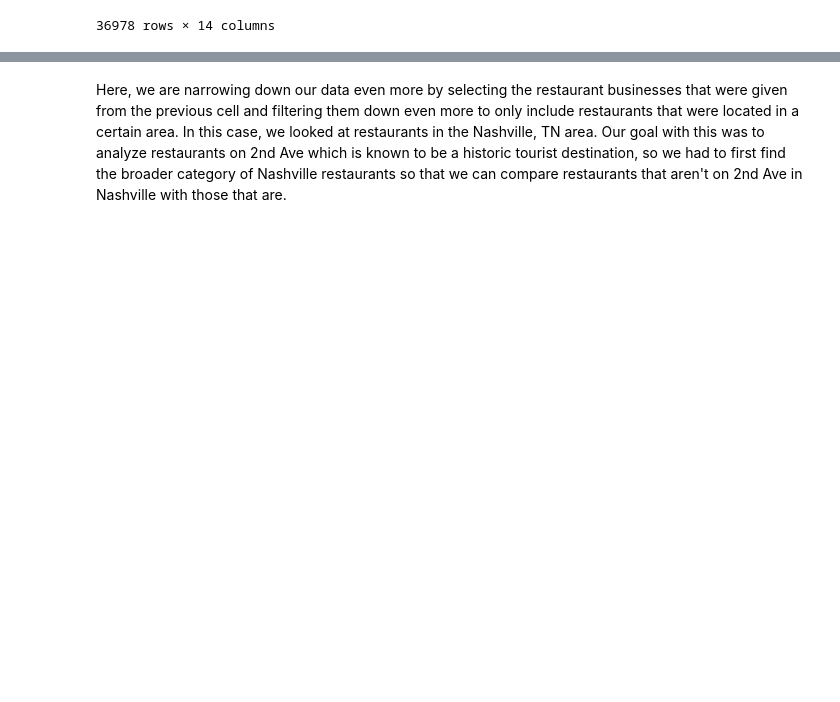
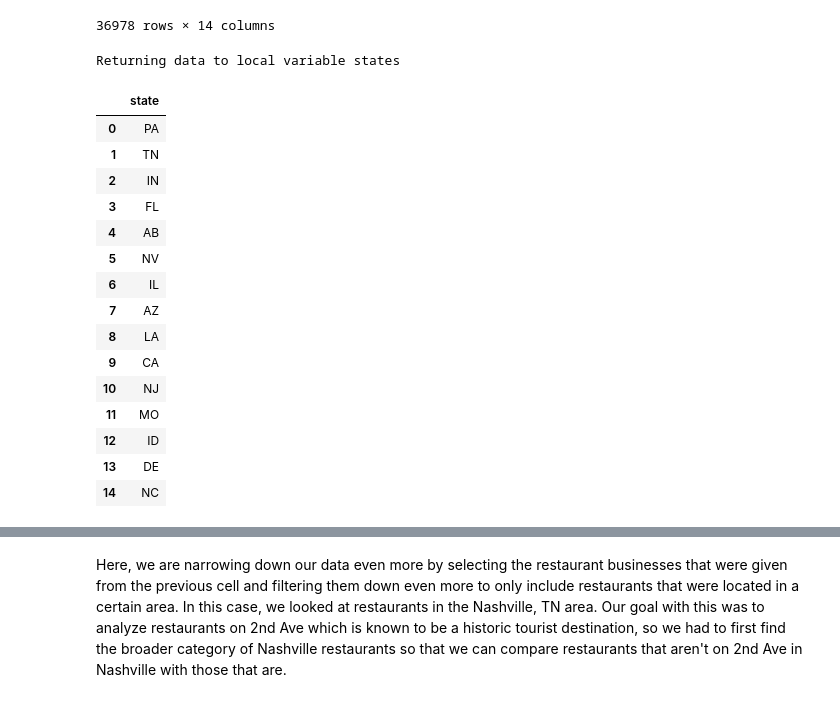
Before and after one commit to rohuihu/info-2950, a Jupyter notebook: yelp_dataset.ipynb, the cells around one changed output, grey strips where cells are left out. Cells and saved outputs as stored; diff of their text form; code cells hidden in the pictures; blank space fills up the shorter version.

```diff
--- a/yelp_dataset.ipynb
+++ b/yelp_dataset.ipynb
@@ -122,3 +126,24 @@ data
 | 125218 | 5OucQMJtsGGh8PLnjedHUQ | Filiberto's | 635 E Wetmore Rd | Tucson | AZ | 85705 | 32.287027 | -110.962446 | 3.5 | ... |
 | 125219 | BDiY_LD44UO3vplJ6L9fhw | Parkside Beef & Ale | 1433 Arch St | Philadelphia | PA | 19102 | 39.954818 | -75.164580 | 3.0 | ... |
 36978 rows × 14 columns
+# %%
+%sql states << SELECT state FROM data GROUP BY state
+states
+# %% [output]
+Returning data to local variable states
+|  | state |
+| 0 | PA |
+| 1 | TN |
+| 2 | IN |
+| 3 | FL |
+| 4 | AB |
+| 5 | NV |
+| 6 | IL |
+| 7 | AZ |
+| 8 | LA |
+| 9 | CA |
+| 10 | NJ |
+| 11 | MO |
+| 12 | ID |
+| 13 | DE |
+| 14 | NC |
```
Also changed, not shown: parts of 7 cells of this notebook, 14 other files.
